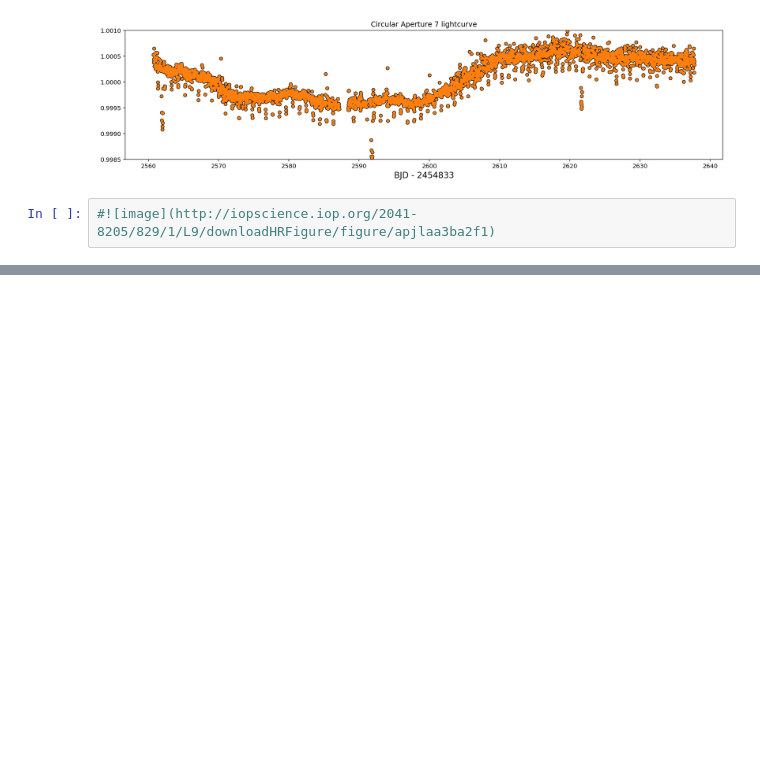
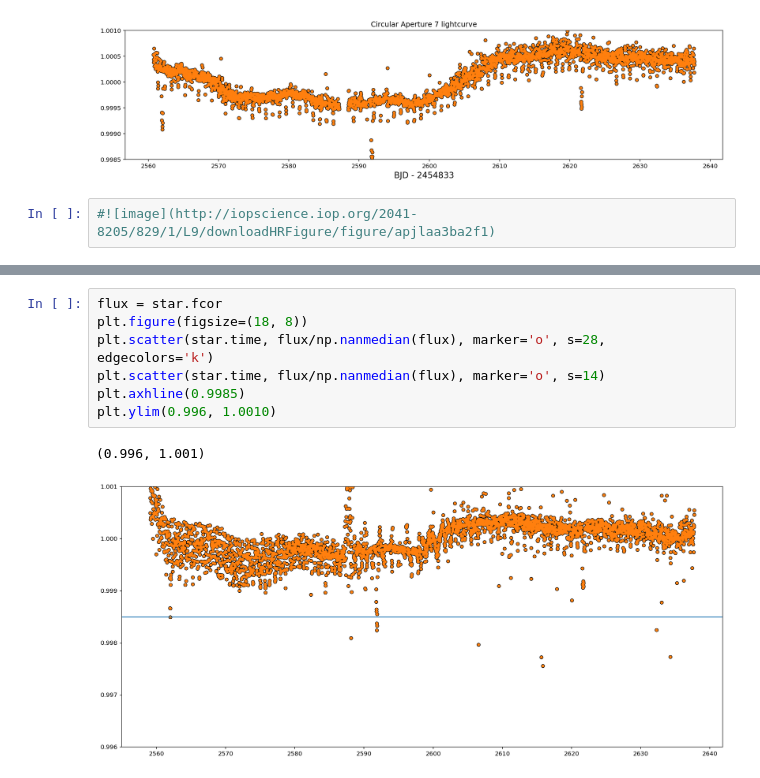
Before and after one commit to BrownDwarf/reprocess_or_not, a Jupyter notebook: notebooks/04.01-HD3167_reproduction.ipynb, the cells around one changed output, grey strips where cells are left out. Drawn from its saved outputs; the diff is of its cells as text; blank space fills up the shorter version.

```diff
--- a/notebooks/04.01-HD3167_reproduction.ipynb
+++ b/notebooks/04.01-HD3167_reproduction.ipynb
@@ -123,0 +163,10 @@ What do the reprocessed lightcurves look like?
+# %%
+flux = star.fcor
+plt.figure(figsize=(18, 8))
+plt.scatter(star.time, flux/np.nanmedian(flux), marker='o', s=28, edgecolors='k')
+plt.scatter(star.time, flux/np.nanmedian(flux), marker='o', s=14)
+plt.axhline(0.9985)
+plt.ylim(0.996, 1.0010)
+# %% [output]
+(0.996, 1.001)
+[figure, added]
```
Also changed, not shown: parts of 24 cells of this notebook.
